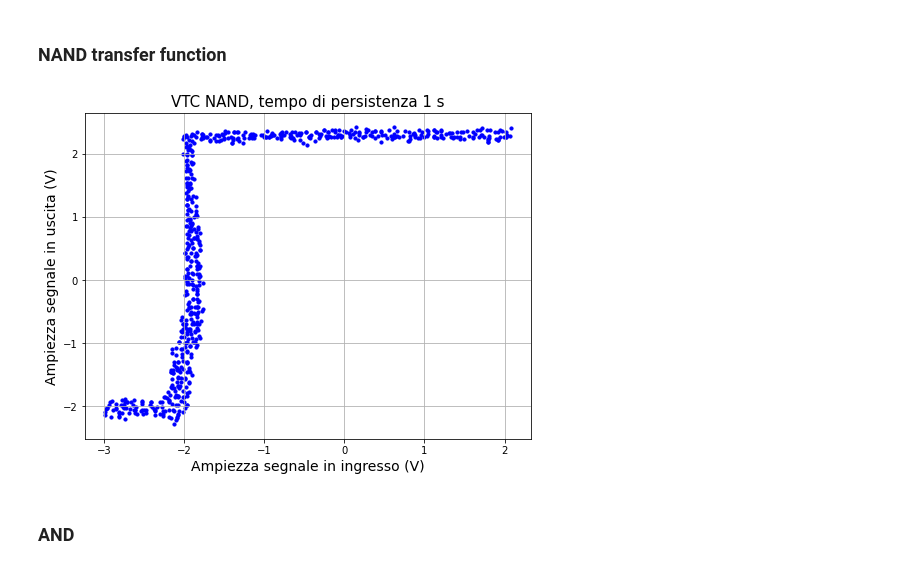
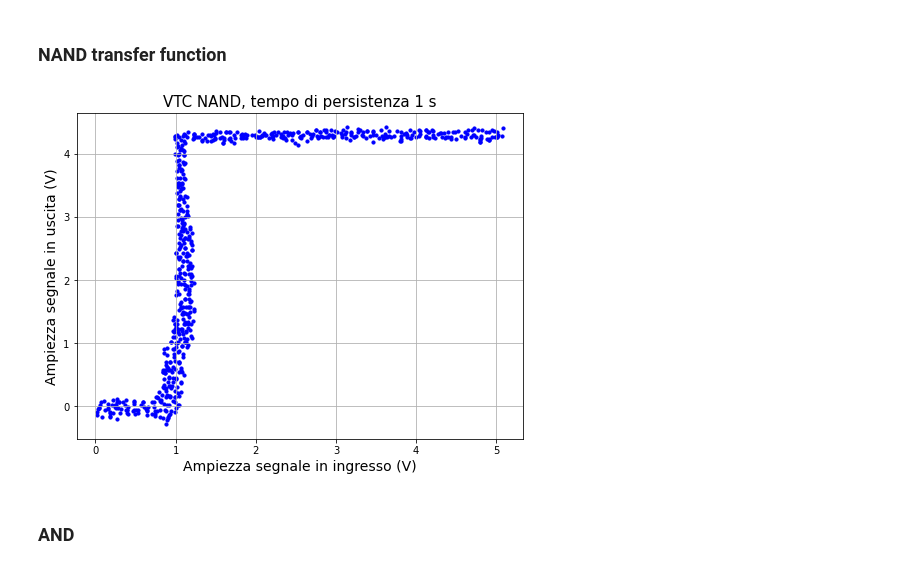
Before and after one commit to valeriopagliarino/Electronics-2021-UNITO-Public, a Jupyter notebook: analysis/2_AND_JK_BJT.ipynb, the cells around one changed output. Cells and saved outputs as stored; diff of their text form; code cells hidden in the pictures.

```diff
--- a/analysis/2_AND_JK_BJT.ipynb
+++ b/analysis/2_AND_JK_BJT.ipynb
@@ -257,19 +255,19 @@ def plotLogicLevelNoClock(ch1, ch1_name, ch2, ch2_name, ch3, ch3_name, ch4, ch4_
 # %%
 from numpy import loadtxt
 VTC_nand = loadtxt(f'{DATADIR}/26-10-21/NAND-VTC.csv', comments="#", delimiter=",", unpack=False)
-x_nand = VTC_nand.transpose()[0]
-y_nand = VTC_nand.transpose()[1]
+x_nand = VTC_nand.transpose()[0] + 3
+y_nand = VTC_nand.transpose()[1] + 2
 
 fig, ax  = plt.subplots(figsize=(8,6))
 ax.scatter(x_nand,y_nand, s=10, color='b')
 
 plt.xlabel('Ampiezza segnale in ingresso (V)',fontsize=14)
 plt.ylabel('Ampiezza segnale in uscita (V)',fontsize=14)
 plt.title('VTC NAND, tempo di persistenza 1 s',fontsize=15)
 ax.grid()
 plt.savefig(f"{OUTPUTDIR}/NAND-XY.pdf")
 # %% [output]
-[figure, old version]
+[figure, new version]
 # %% [markdown]
 ### AND
 # %% [markdown]
```
Also changed, not shown: parts of 15 cells of this notebook.
